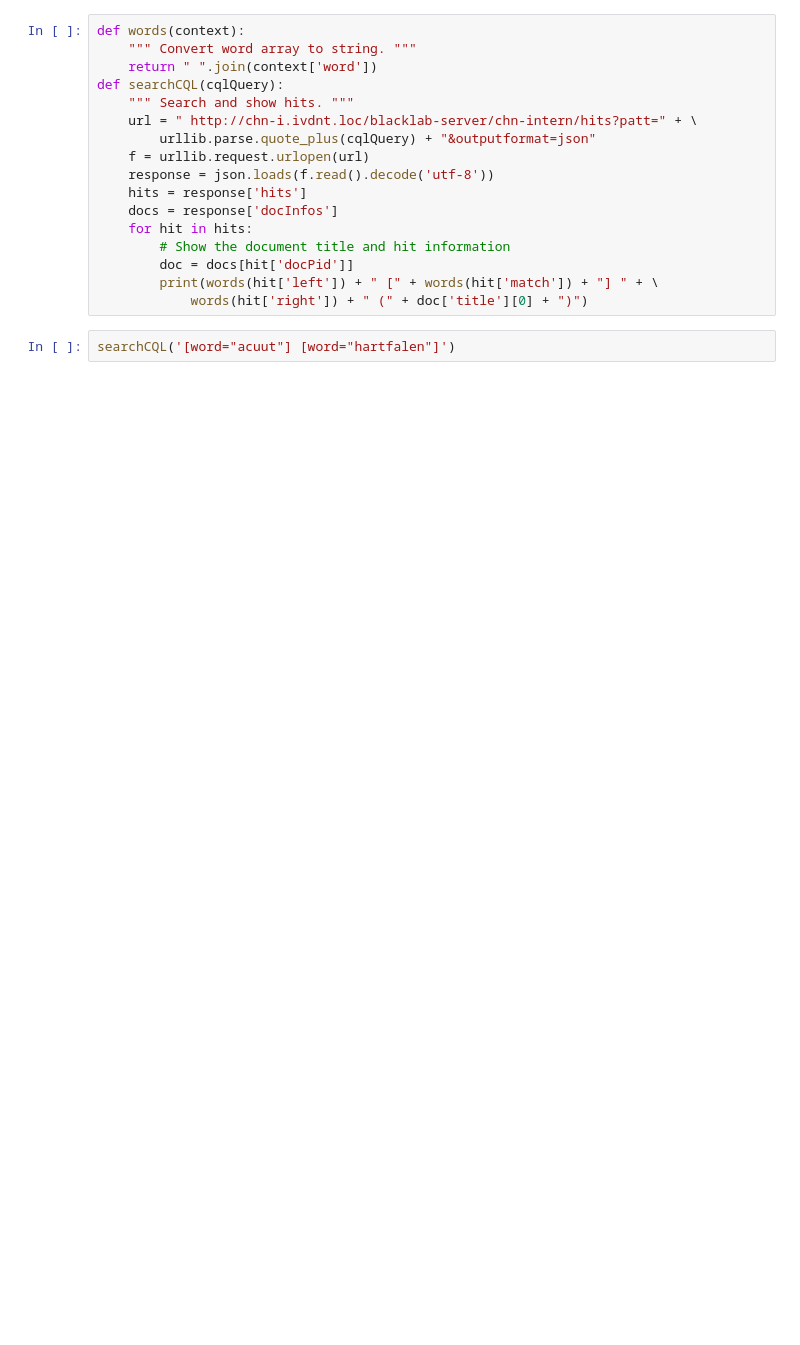
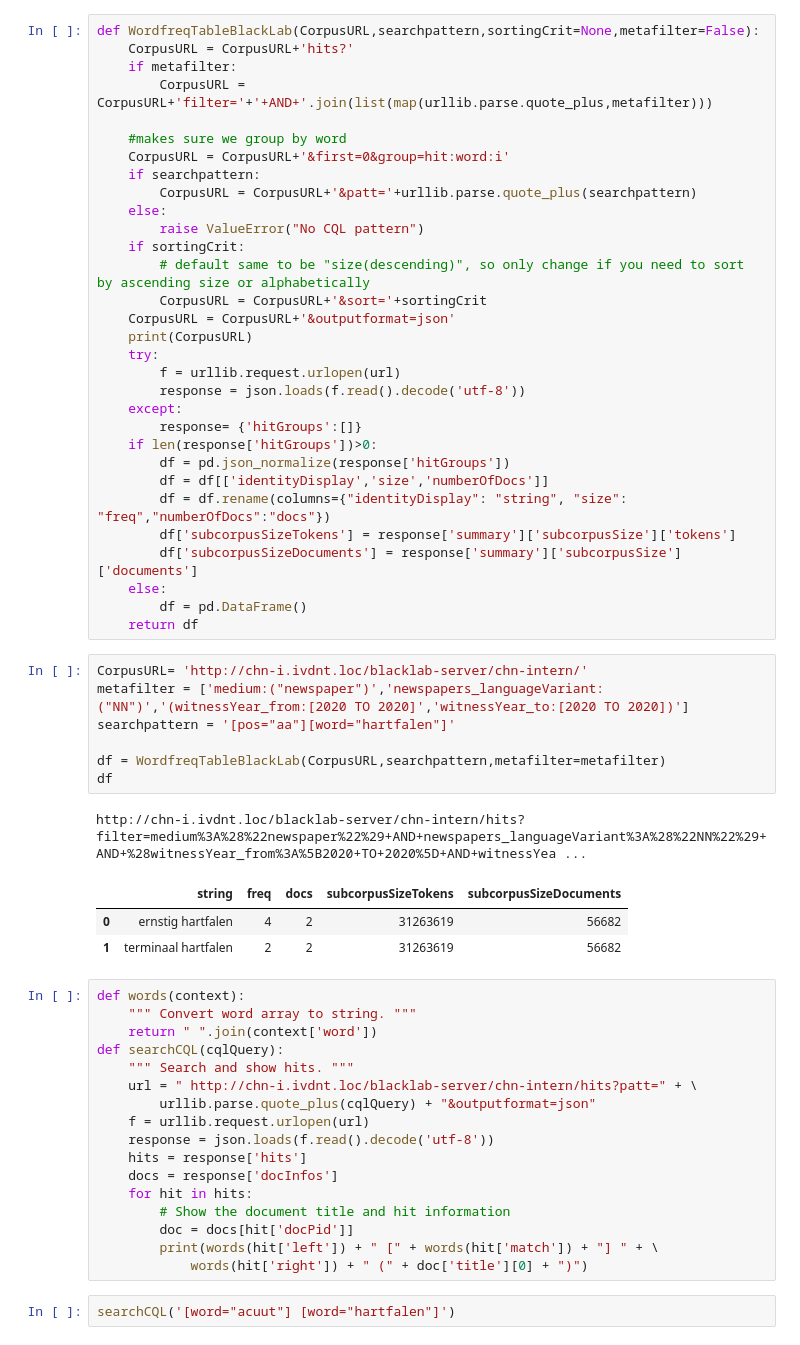
Before and after one commit to KrisHeylen/DutchTermGrammar, a Jupyter notebook: DutchTermGrammar.ipynb, the cells around one changed output. Drawn from its saved outputs; the diff is of its cells as text; blank space fills up the shorter version.

```diff
--- a/DutchTermGrammar.ipynb
+++ b/DutchTermGrammar.ipynb
@@ -41,3 +89,46 @@ def freqTableCHN(searchpattern,metafilter=False):
+# %%
+def WordfreqTableBlackLab(CorpusURL,searchpattern,sortingCrit=None,metafilter=False):
+    CorpusURL = CorpusURL+'hits?'
+    if metafilter:
+        CorpusURL = CorpusURL+'filter='+'+AND+'.join(list(map(urllib.parse.quote_plus,metafilter)))
+
+    #makes sure we group by word
+    CorpusURL = CorpusURL+'&first=0&group=hit:word:i'
+    if searchpattern:
+        CorpusURL = CorpusURL+'&patt='+urllib.parse.quote_plus(searchpattern)
+    else:
+        raise ValueError("No CQL pattern")
+    if sortingCrit:
+        # default same to be "size(descending)", so only change if you need to sort by ascending size or alphabetically
+        CorpusURL = CorpusURL+'&sort='+sortingCrit
+    CorpusURL = CorpusURL+'&outputformat=json'
+    print(CorpusURL)
+    try:
+        f = urllib.request.urlopen(url)
+        response = json.loads(f.read().decode('utf-8'))
+    except:
+        response= {'hitGroups':[]}
+    if len(response['hitGroups'])>0:
+        df = pd.json_normalize(response['hitGroups'])
+        df = df[['identityDisplay','size','numberOfDocs']]
+        df = df.rename(columns={"identityDisplay": "string", "size": "freq","numberOfDocs":"docs"})
+        df['subcorpusSizeTokens'] = response['summary']['subcorpusSize']['tokens']
+        df['subcorpusSizeDocuments'] = response['summary']['subcorpusSize']['documents']
+    else:
+        df = pd.DataFrame()
+    return df
+# %%
+CorpusURL= 'http://chn-i.ivdnt.loc/blacklab-server/chn-intern/'
+metafilter = ['medium:("newspaper")','newspapers_languageVariant:("NN")','(witnessYear_from:[2020 TO 2020]','witnessYear_to:[2020 TO 2020])']
+searchpattern = '[pos="aa"][word="hartfalen"]'
+
+df = WordfreqTableBlackLab(CorpusURL,searchpattern,metafilter=metafilter)
+df
+# %% [output]
+http://chn-i.ivdnt.loc/blacklab-server/chn-intern/hits?filter=medium%3A%28%22newspaper%22%29+AND+newspapers_languageVariant%3A%28%22NN%22%29+AND+%28witnessYear_from%3A%5B2020+TO+2020%5D+AND+witnessYea ...
+|  | string | freq | docs | subcorpusSizeTokens | subcorpusSizeDocuments |
+| 0 | ernstig hartfalen | 4 | 2 | 31263619 | 56682 |
+| 1 | terminaal hartfalen | 2 | 2 | 31263619 | 56682 |
 # %%
 def words(context):
     """ Convert word array to string. """
```
Also changed, not shown: parts of 16 cells of this notebook, 1 other file.
